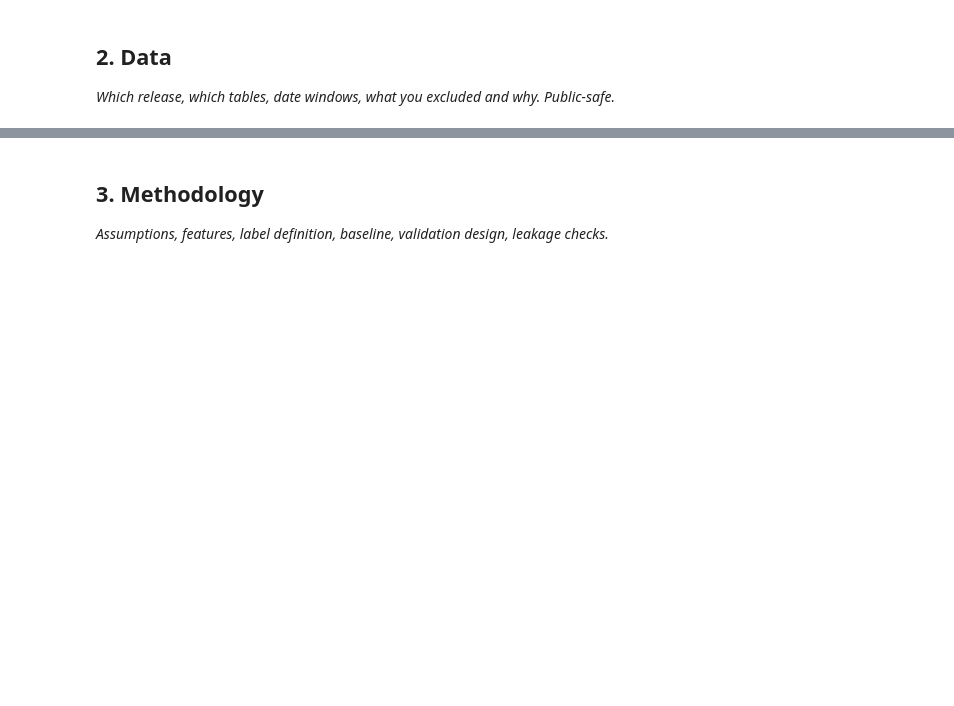
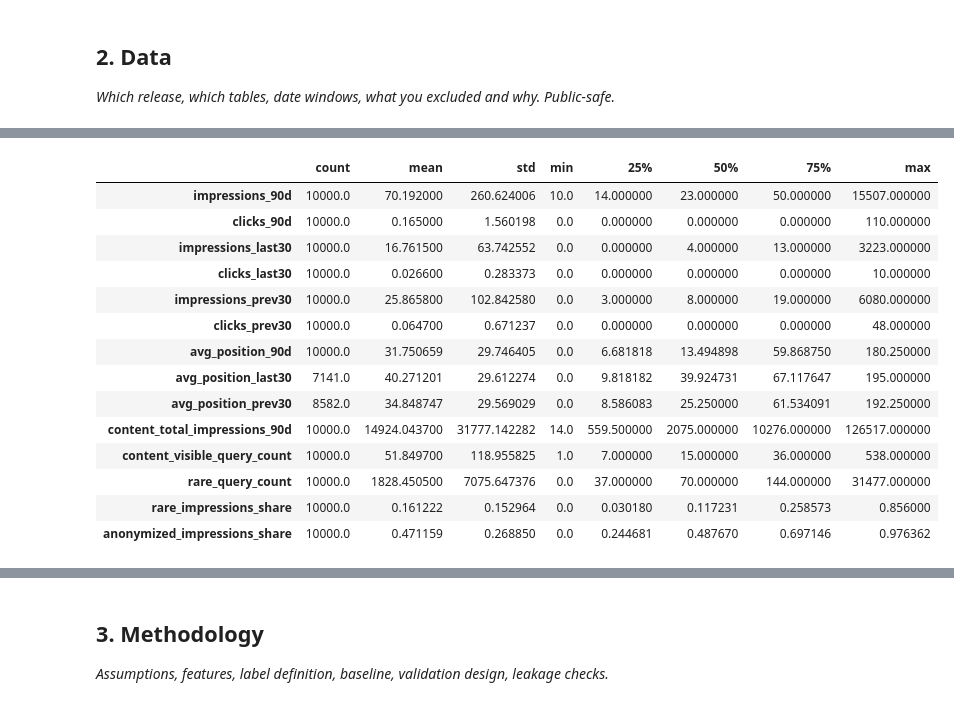
Before and after one commit to Kashaf537/flyrank-ml-internship, a Jupyter notebook: work/notebooks/capstone.ipynb, the cells around one changed output, grey strips where cells are left out. Cells and saved outputs as stored; diff of their text form; code cells hidden in the pictures; blank space fills up the shorter version.

```diff
--- a/work/notebooks/capstone.ipynb
+++ b/work/notebooks/capstone.ipynb
@@ -16,0 +295,41 @@ This skeleton is yours to fill. Work the sections **in order** — each one has
+# %%
+# ============================================================
+# 2. DATA — Numeric sanity checks
+# ============================================================
+
+numeric_columns = [
+    "impressions_90d",
+    "clicks_90d",
+    "impressions_last30",
+    "clicks_last30",
+    "impressions_prev30",
+    "clicks_prev30",
+    "avg_position_90d",
+    "avg_position_last30",
+    "avg_position_prev30",
+    "content_total_impressions_90d",
+    "content_visible_query_count",
+    "rare_query_count",
+    "rare_impressions_share",
+    "anonymized_impressions_share"
+]
+
+numeric_summary = query_df[numeric_columns].describe().T
+
+display(numeric_summary)
+# %% [output]
+|  | count | mean | std | min | 25% | 50% | 75% | max |
+| impressions_90d | 10000.0 | 70.192000 | 260.624006 | 10.0 | 14.000000 | 23.000000 | 50.000000 | 15507.000000 |
+| clicks_90d | 10000.0 | 0.165000 | 1.560198 | 0.0 | 0.000000 | 0.000000 | 0.000000 | 110.000000 |
+| impressions_last30 | 10000.0 | 16.761500 | 63.742552 | 0.0 | 0.000000 | 4.000000 | 13.000000 | 3223.000000 |
+| clicks_last30 | 10000.0 | 0.026600 | 0.283373 | 0.0 | 0.000000 | 0.000000 | 0.000000 | 10.000000 |
+| impressions_prev30 | 10000.0 | 25.865800 | 102.842580 | 0.0 | 3.000000 | 8.000000 | 19.000000 | 6080.000000 |
+| clicks_prev30 | 10000.0 | 0.064700 | 0.671237 | 0.0 | 0.000000 | 0.000000 | 0.000000 | 48.000000 |
+| avg_position_90d | 10000.0 | 31.750659 | 29.746405 | 0.0 | 6.681818 | 13.494898 | 59.868750 | 180.250000 |
+| avg_position_last30 | 7141.0 | 40.271201 | 29.612274 | 0.0 | 9.818182 | 39.924731 | 67.117647 | 195.000000 |
+| avg_position_prev30 | 8582.0 | 34.848747 | 29.569029 | 0.0 | 8.586083 | 25.250000 | 61.534091 | 192.250000 |
+| content_total_impressions_90d | 10000.0 | 14924.043700 | 31777.142282 | 14.0 | 559.500000 | 2075.000000 | 10276.000000 | 126517.000000 |
+| content_visible_query_count | 10000.0 | 51.849700 | 118.955825 | 1.0 | 7.000000 | 15.000000 | 36.000000 | 538.000000 |
+| rare_query_count | 10000.0 | 1828.450500 | 7075.647376 | 0.0 | 37.000000 | 70.000000 | 144.000000 | 31477.000000 |
+| rare_impressions_share | 10000.0 | 0.161222 | 0.152964 | 0.0 | 0.030180 | 0.117231 | 0.258573 | 0.856000 |
+| anonymized_impressions_share | 10000.0 | 0.471159 | 0.268850 | 0.0 | 0.244681 | 0.487670 | 0.697146 | 0.976362 |
```
Also changed, not shown: parts of 40 cells of this notebook.
